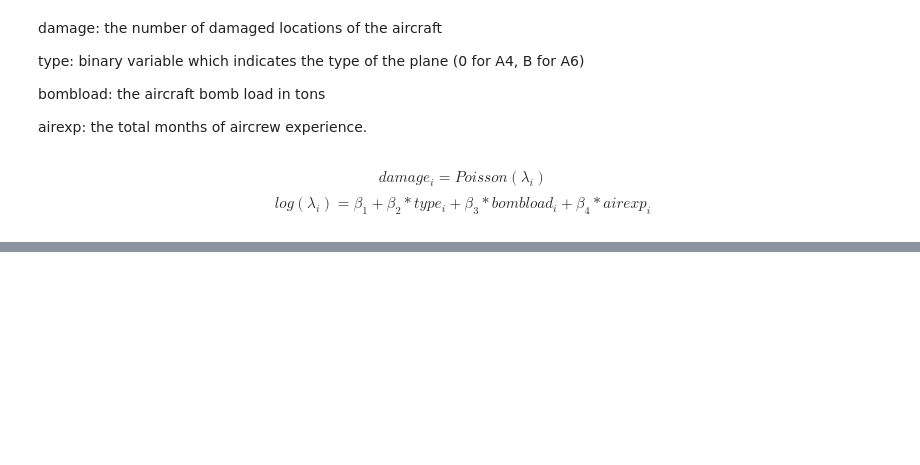
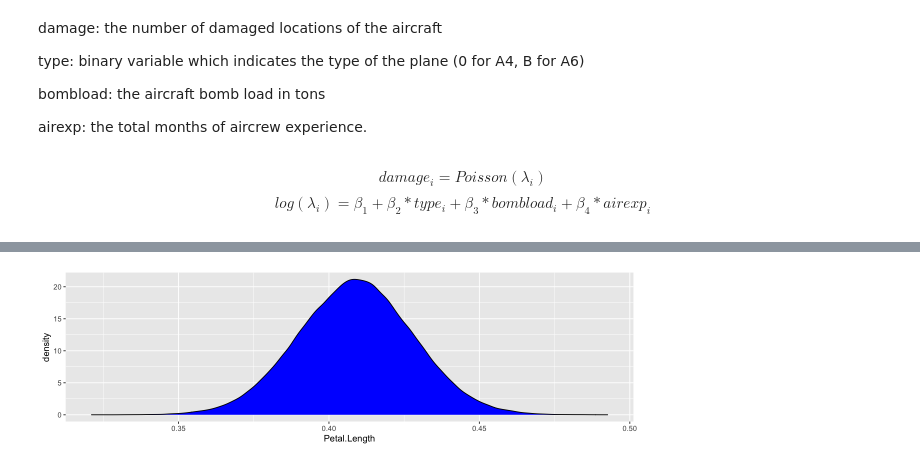
Before and after one commit to touchmebb/Projects, a Jupyter notebook: Bayesian/Rstan.ipynb, the cells around one changed output, grey strips where cells are left out. Drawn from its saved outputs; the diff is of its cells as text; code cells hidden in the pictures; blank space fills up the shorter version.

```diff
--- a/Bayesian/Rstan.ipynb
+++ b/Bayesian/Rstan.ipynb
@@ -125,0 +142,7 @@ ggplot(posteriors) +
+# %%
+bayes_model <- stan_glm(Sepal.Length ~ Petal.Length, data = iris,
+        chains = 1,
+        iter = 200000,
+        warmup = 20000)
+posteriors <- describe_posterior(bayes_model)
+posteriors
@@ -125,0 +172,6 @@ ggplot(posteriors) +
+# %%
+a <- get_parameters(bayes_model)
+ggplot(a, aes(x = Petal.Length)) +
+    geom_density(fill = "blue")
+# %% [output]
+[figure, added]
```
Also changed, not shown: parts of 8 cells of this notebook, 3 other files.
